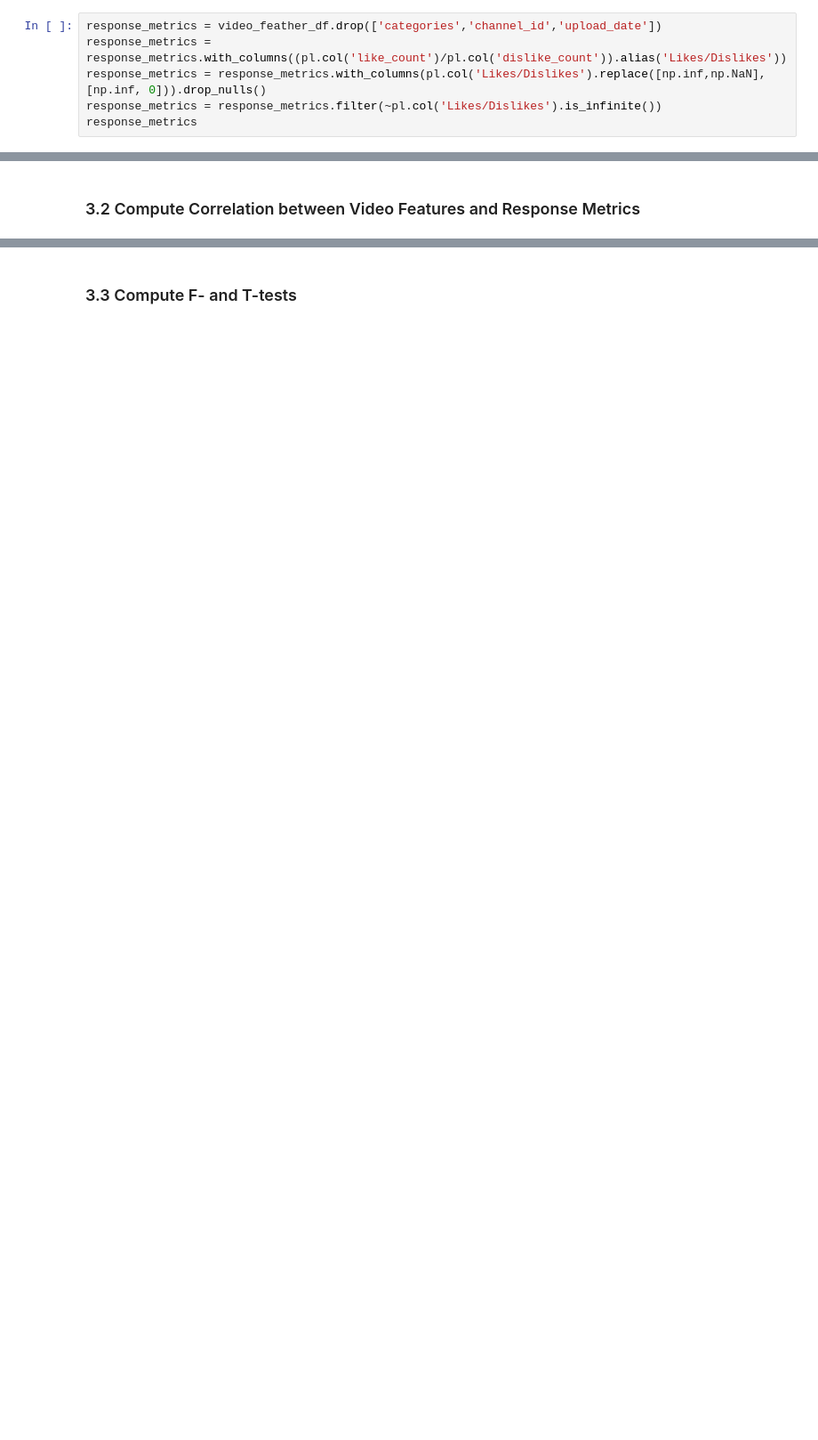
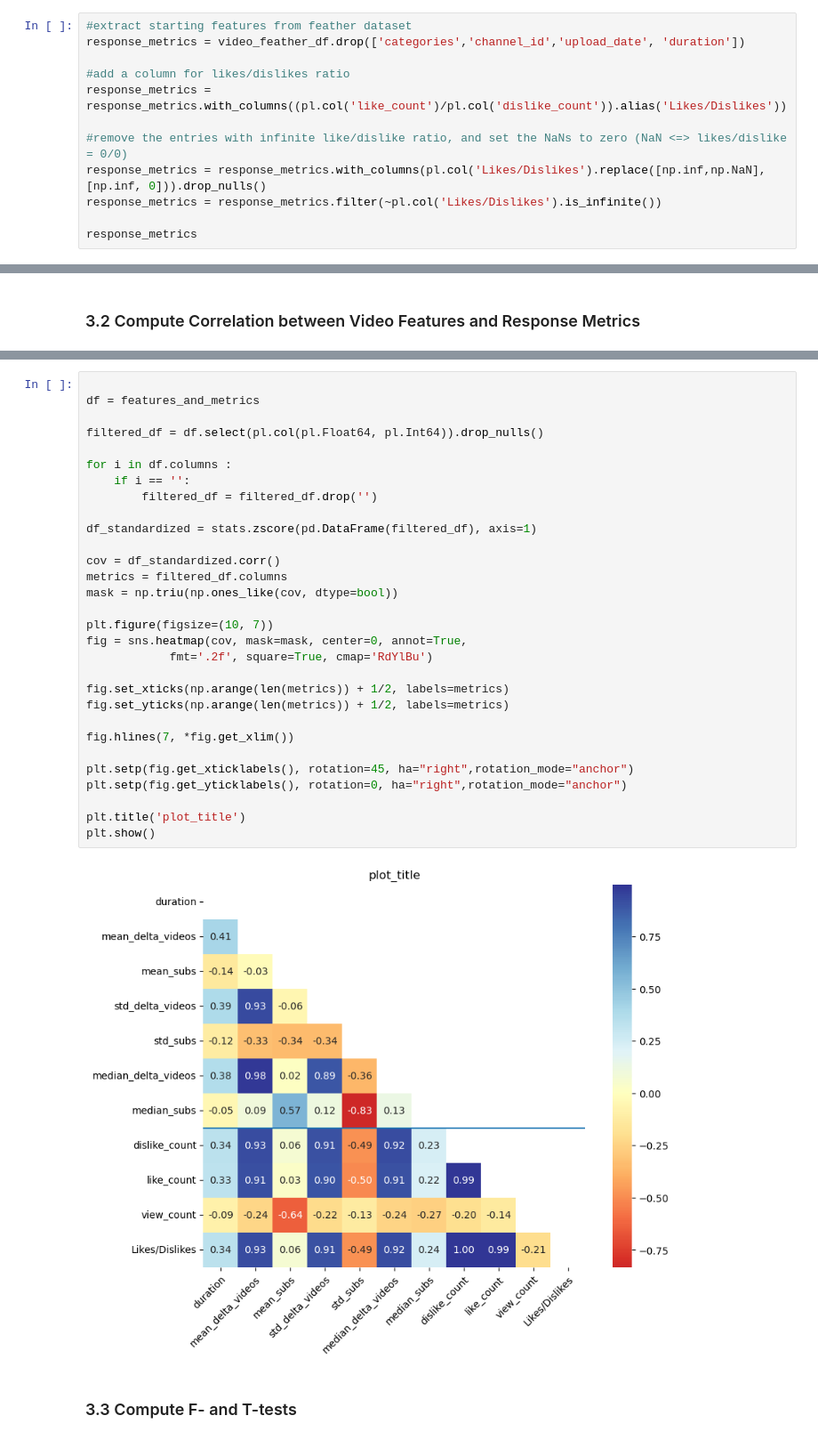
Before and after one commit to epfl-ada/ada-2024-project-lil0mohammadali, a Jupyter notebook: results.ipynb, the cells around one changed output, grey strips where cells are left out. Shown at 89% size. Saved outputs shown, nothing was run; the diff lists cells and outputs as text; blank space fills up the shorter version.

```diff
--- a/results.ipynb
+++ b/results.ipynb
@@ -384,6 +393,12 @@ inv_channel_dict = {v: k for k, v in channel_dict.items()}
 # %%
-response_metrics = video_feather_df.drop(['categories','channel_id','upload_date'])
+#extract starting features from feather dataset
+response_metrics = video_feather_df.drop(['categories','channel_id','upload_date', 'duration'])
+
+#add a column for likes/dislikes ratio
 response_metrics = response_metrics.with_columns((pl.col('like_count')/pl.col('dislike_count')).alias('Likes/Dislikes'))
+
+#remove the entries with infinite like/dislike ratio, and set the NaNs to zero (NaN <=> likes/dislike = 0/0)
 response_metrics = response_metrics.with_columns(pl.col('Likes/Dislikes').replace([np.inf,np.NaN], [np.inf, 0])).drop_nulls()
 response_metrics = response_metrics.filter(~pl.col('Likes/Dislikes').is_infinite())
+
 response_metrics
@@ -424,2 +470,34 @@ vid_features.join(response_metrics, on='display_id')
+# %%
+
+df = features_and_metrics
+
+filtered_df = df.select(pl.col(pl.Float64, pl.Int64)).drop_nulls()
+
+for i in df.columns :
+    if i == '':
+        filtered_df = filtered_df.drop('')
+
+df_standardized = stats.zscore(pd.DataFrame(filtered_df), axis=1)
+
+cov = df_standardized.corr()
+metrics = filtered_df.columns
+mask = np.triu(np.ones_like(cov, dtype=bool))
+
+plt.figure(figsize=(10, 7))
+fig = sns.heatmap(cov, mask=mask, center=0, annot=True,
+            fmt='.2f', square=True, cmap='RdYlBu')
+
+fig.set_xticks(np.arange(len(metrics)) + 1/2, labels=metrics)
+fig.set_yticks(np.arange(len(metrics)) + 1/2, labels=metrics)
+
+fig.hlines(7, *fig.get_xlim())
+
+plt.setp(fig.get_xticklabels(), rotation=45, ha="right",rotation_mode="anchor")
+plt.setp(fig.get_yticklabels(), rotation=0, ha="right",rotation_mode="anchor")
+
+plt.title('plot_title')
+plt.show()
+# %% [output]
+[figure, added]
 # %% [markdown]
 ### 3.3 Compute F- and T-tests <a class="anchor" id="public_response-ttest"></a>
```
Also changed, not shown: parts of 16 cells of this notebook.
